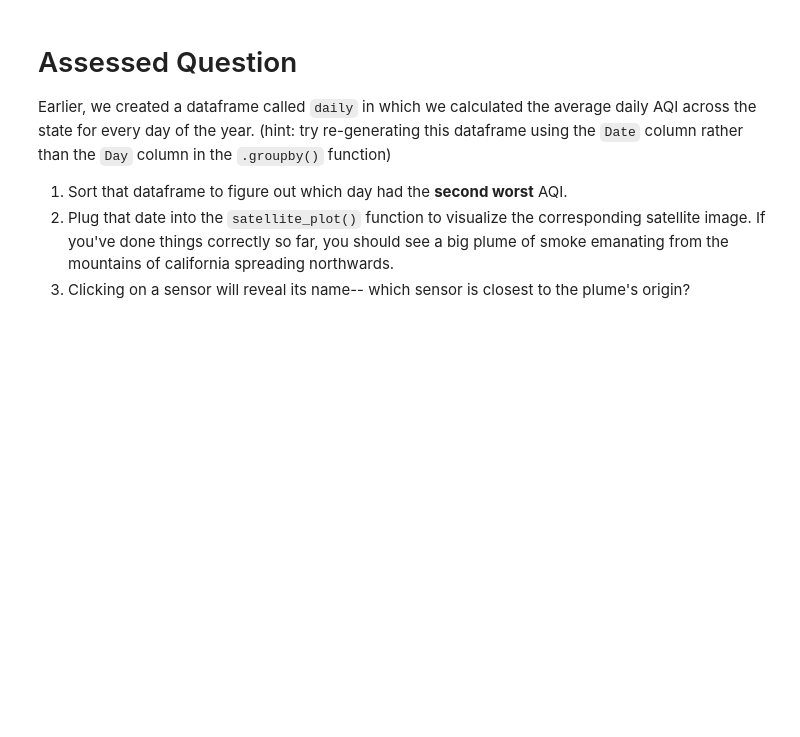
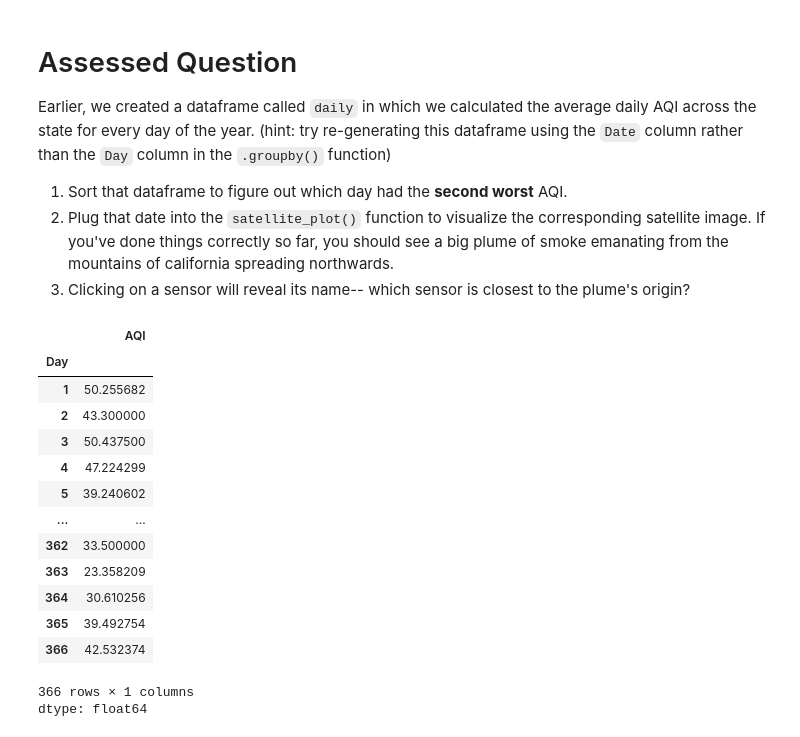
Before and after one commit to ucltimurshah/QM2, a Jupyter notebook: notebooks/W03. Spatial Data.ipynb, the cells around one changed output. Saved outputs shown, nothing was run; the diff lists cells and outputs as text; code cells hidden in the pictures; blank space fills up the shorter version.

```diff
--- a/notebooks/W03. Spatial Data.ipynb
+++ b/notebooks/W03. Spatial Data.ipynb
@@ -513,3 +627,22 @@ Earlier, we created a dataframe called `daily` in which we calculated the averag
 1. Sort that dataframe to figure out which day had the **second worst** AQI.
 2. Plug that date into the `satellite_plot()` function to visualize the corresponding satellite image. If you've done things correctly so far, you should see a big plume of smoke emanating from the mountains of california spreading northwards.
 3. Clicking on a sensor will reveal its name-- which sensor is closest to the plume's origin?
+# %%
+daily=df.groupby('Day')['AQI'].mean()
+daily
+# %% [output]
+|  | AQI |
+| Day |  |
+| 1 | 50.255682 |
+| 2 | 43.300000 |
+| 3 | 50.437500 |
+| 4 | 47.224299 |
+| 5 | 39.240602 |
+| ... | ... |
+| 362 | 33.500000 |
+| 363 | 23.358209 |
+| 364 | 30.610256 |
+| 365 | 39.492754 |
+| 366 | 42.532374 |
+366 rows × 1 columns
+dtype: float64
```
Also changed, not shown: parts of 14 cells of this notebook.
